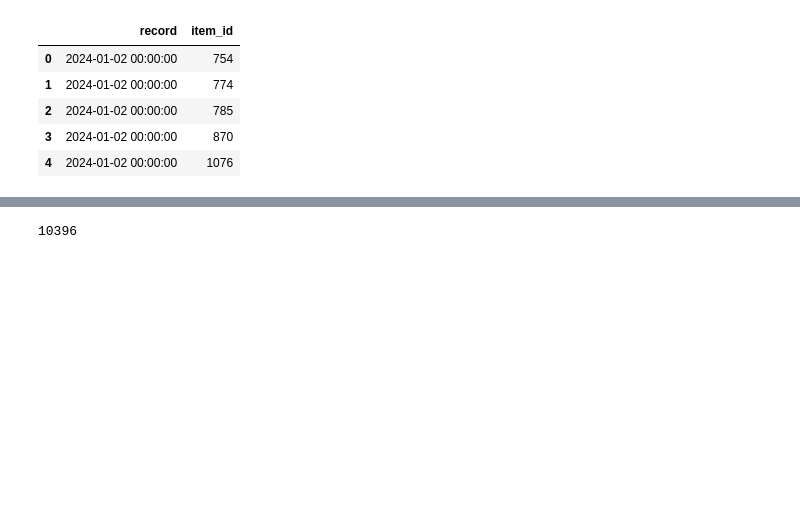
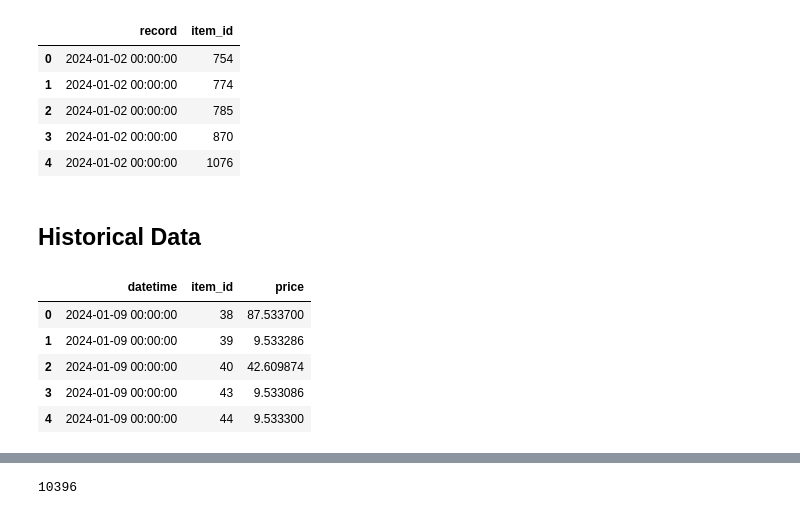
Before and after one commit to AngelUrq/auction_classic, a Jupyter notebook: prediction_engine/prediction.ipynb, the cells around one changed output, grey strips where cells are left out. Saved outputs shown, nothing was run; the diff lists cells and outputs as text; code cells hidden in the pictures; blank space fills up the shorter version.

```diff
--- a/prediction_engine/prediction.ipynb
+++ b/prediction_engine/prediction.ipynb
@@ -34,3 +34,40 @@ pairs.head()
 | 2 | 2024-01-02 00:00:00 | 785 |
 | 3 | 2024-01-02 00:00:00 | 870 |
 | 4 | 2024-01-02 00:00:00 | 1076 |
+# %% [markdown]
+## Historical Data
+# %%
+from tqdm import tqdm
+
+historical_prices = pd.read_csv('historical_prices.csv')
+historical_prices.head()
+
+average_days = 7
+dates = sorted(set(pd.Timestamp(dt).strftime('%Y-%m-%d 00:00:00') for dt in historical_prices['datetime'].values))
+dates = dates[average_days:]
+
+weekly_historical_prices = pd.DataFrame(columns=historical_prices.columns)
+
+for date in tqdm(dates):
+  date = pd.to_datetime(date)
+  date_range = date - pd.Timedelta(days=average_days)
+
+  # Convert 'datetime' column to datetime format
+  historical_prices['datetime'] = pd.to_datetime(historical_prices['datetime'])
+
+  # Filter all historical_prices where datetime column is within the desired range
+  filtered_historical_prices = historical_prices[(historical_prices['datetime'] <= date) & (historical_prices['datetime'] > date_range)]
+
+  avg_prices = filtered_historical_prices.groupby('item_id')['price'].mean().reset_index()
+  avg_prices['datetime'] = date.strftime('%Y-%m-%d %H:%M:%S')
+
+  weekly_historical_prices = pd.concat([weekly_historical_prices, avg_prices])
+
+weekly_historical_prices.head(5)
+# %% [output]
+|  | datetime | item_id | price |
+| 0 | 2024-01-09 00:00:00 | 38 | 87.533700 |
+| 1 | 2024-01-09 00:00:00 | 39 | 9.533286 |
+| 2 | 2024-01-09 00:00:00 | 40 | 42.609874 |
+| 3 | 2024-01-09 00:00:00 | 43 | 9.533086 |
+| 4 | 2024-01-09 00:00:00 | 44 | 9.533300 |
```
Also changed, not shown: parts of 14 cells of this notebook.
